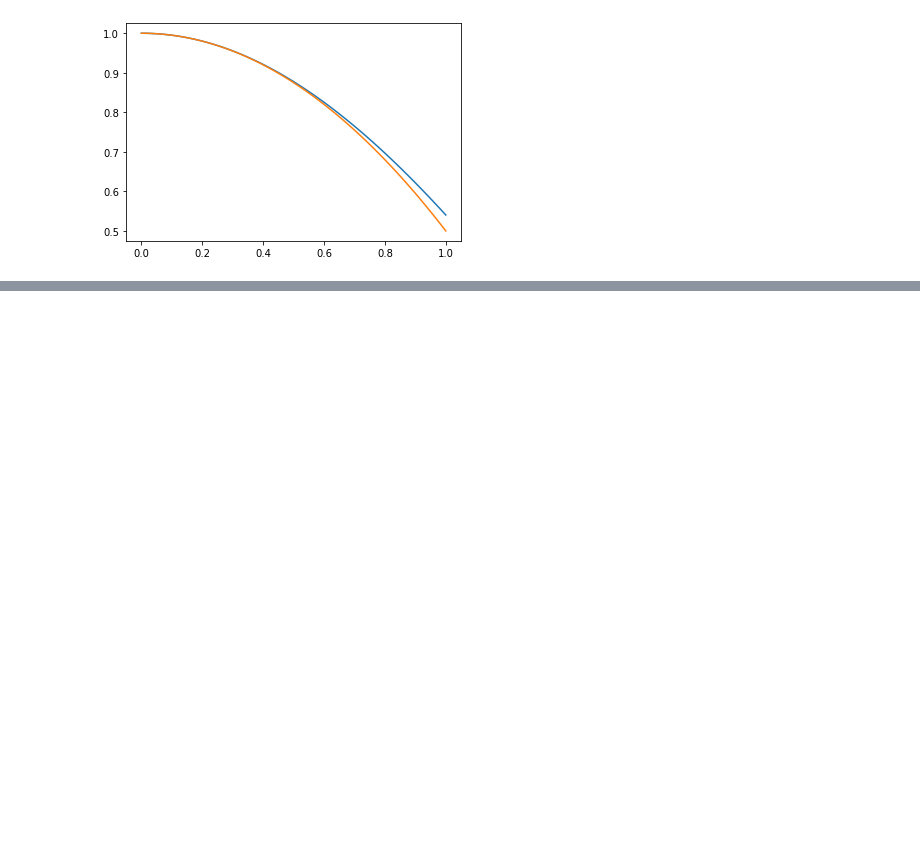
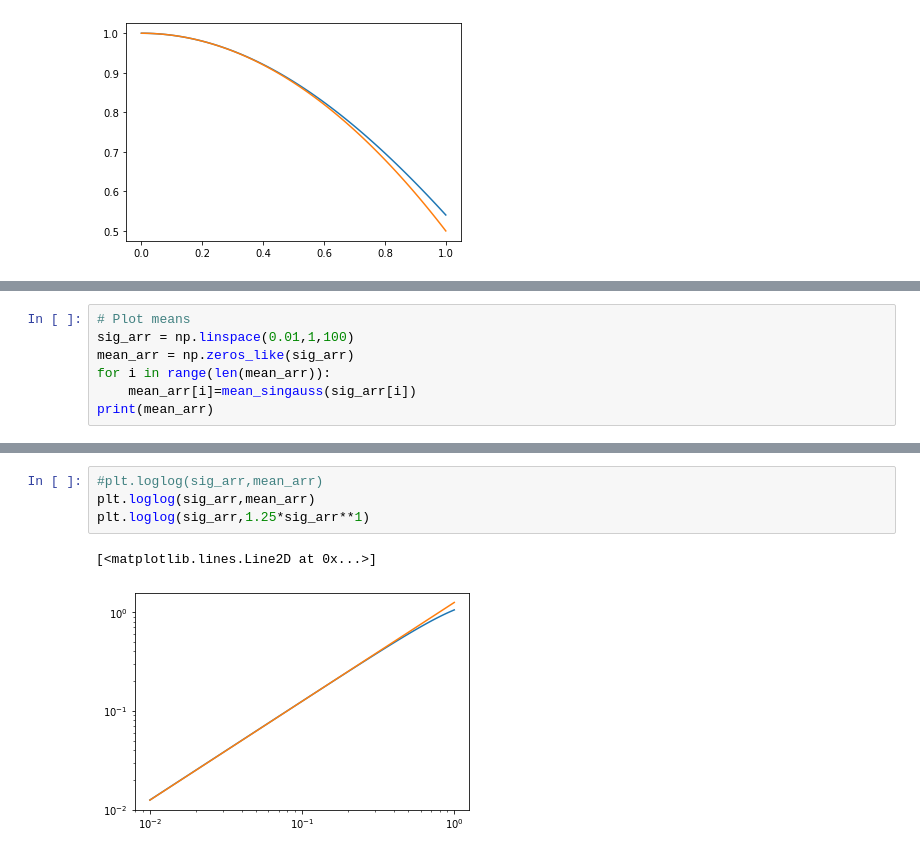
Before and after one commit to aphearin/ellipsoidal_nfw, a Jupyter notebook: halo_orientations_JAB.ipynb, the cells around one changed output, grey strips where cells are left out. Drawn from its saved outputs; the diff is of its cells as text; blank space fills up the shorter version.

```diff
--- a/halo_orientations_JAB.ipynb
+++ b/halo_orientations_JAB.ipynb
@@ -278,0 +363,7 @@ plt.plot(x,1-x**2/2)
+# %%
+# Plot means
+sig_arr = np.linspace(0.01,1,100)
+mean_arr = np.zeros_like(sig_arr)
+for i in range(len(mean_arr)):
+    mean_arr[i]=mean_singauss(sig_arr[i])
+print(mean_arr)
@@ -278,0 +388,7 @@ plt.plot(x,1-x**2/2)
+# %%
+#plt.loglog(sig_arr,mean_arr)
+plt.loglog(sig_arr,mean_arr)
+plt.loglog(sig_arr,1.25*sig_arr**1)
+# %% [output]
+[<matplotlib.lines.Line2D at 0x...>]
+[figure, added]
```
Also changed, not shown: parts of 13 cells of this notebook.
